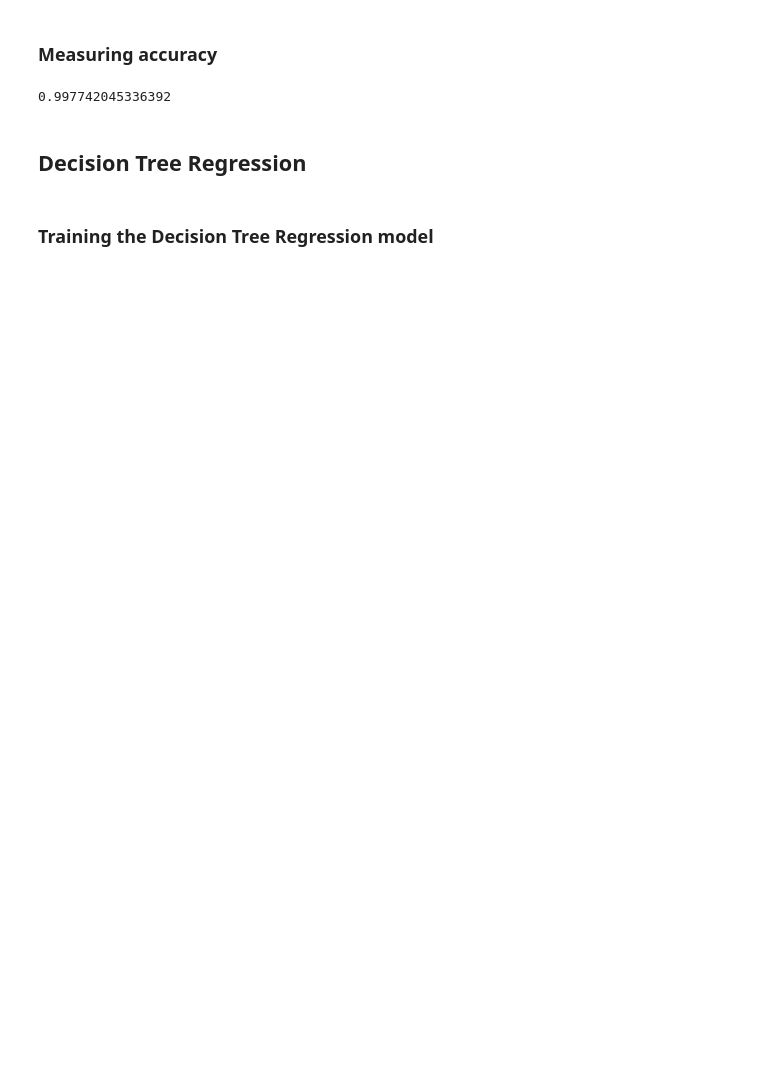
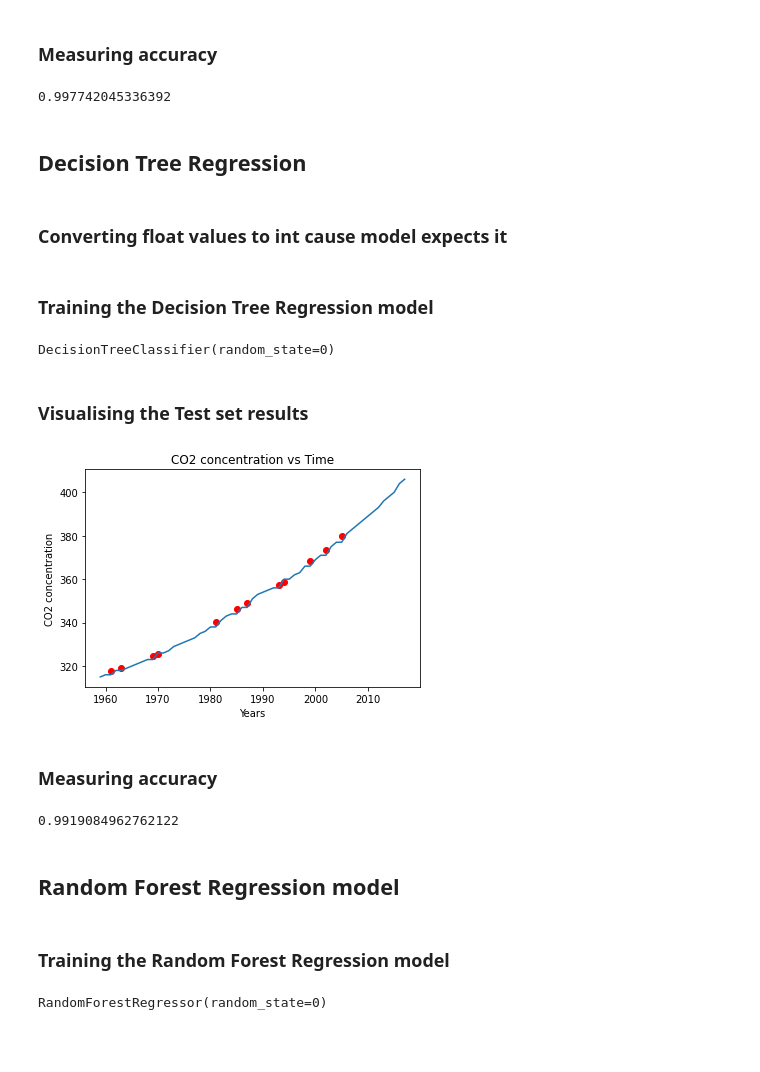
Before and after one commit to LeudoNeto/dangerous-co2-conc-predict, a Jupyter notebook: co2.ipynb, the cells around one changed output. Cells and saved outputs as stored; diff of their text form; code cells hidden in the pictures; blank space fills up the shorter version.

Commit message:
decision tree

```diff
--- a/co2.ipynb
+++ b/co2.ipynb
@@ -172,7 +172,48 @@ print(svr_accuracy)
 0.997742045336392
 # %% [markdown]
 ## Decision Tree Regression
+# %% [markdown]
+### Converting float values to int cause model expects it
+# %%
+x_int, y_int = x_train.astype(int), y_train.astype(int)
 # %% [markdown]
 ### Training the Decision Tree Regression model
+# %%
+from sklearn.tree import DecisionTreeClassifier
+tree_regressor = DecisionTreeClassifier(random_state = 0)
+tree_regressor.fit(x_int,y_int)
+# %% [output]
+DecisionTreeClassifier(random_state=0)
+# %% [markdown]
+### Visualising the Test set results
+# %%
+plt.scatter(x_test,y_test,color='red')
+plt.plot(x, tree_regressor.predict(x))
+plt.title('CO2 concentration vs Time')
+plt.xlabel('Years')
+plt.ylabel('CO2 concentration')
+plt.show()
+# %% [output]
+[figure, added]
+# %% [markdown]
+### Measuring accuracy
+# %%
+from sklearn.metrics import r2_score
+
+tree_accuracy = r2_score(y_test, tree_regressor.predict(x_test))
+
+print(tree_accuracy)
+# %% [output]
+0.9919084962762122
+# %% [markdown]
+## Random Forest Regression model
+# %% [markdown]
+### Training the Random Forest Regression model
+# %%
+from sklearn.ensemble import RandomForestRegressor
+forest_regressor = RandomForestRegressor(random_state = 0)
+forest_regressor.fit(x_train,y_train)
+# %% [output]
+RandomForestRegressor(random_state=0)
 # %% [markdown]
 ###
```
Also changed, not shown: parts of 1 cell of this notebook.
